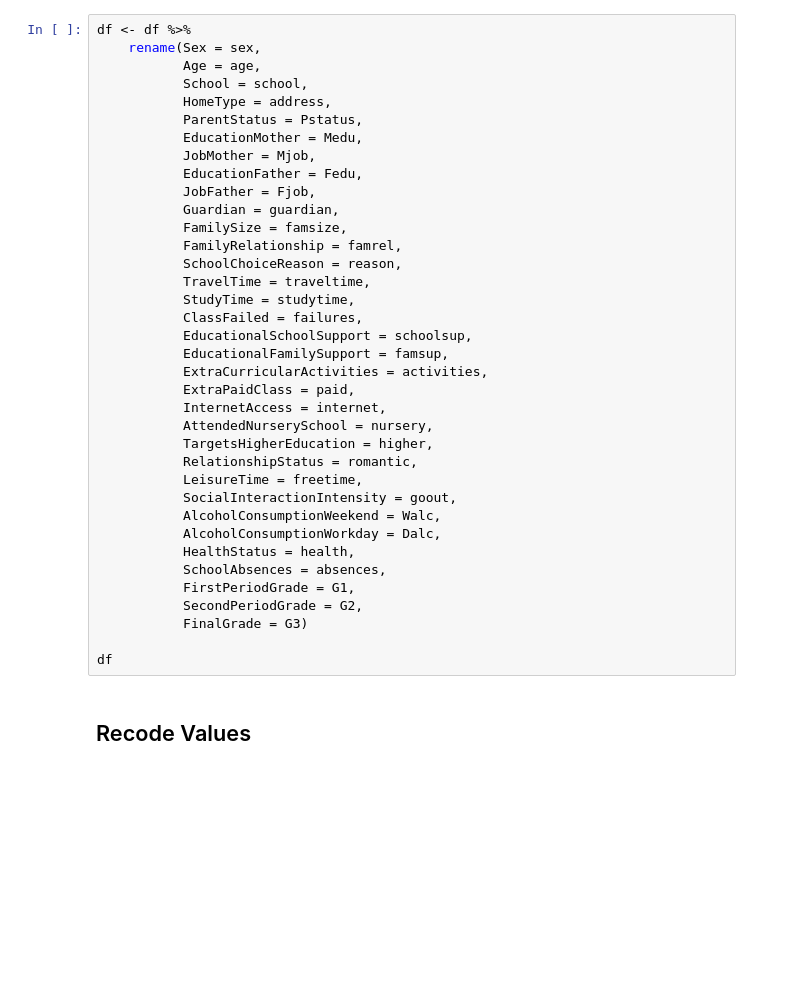
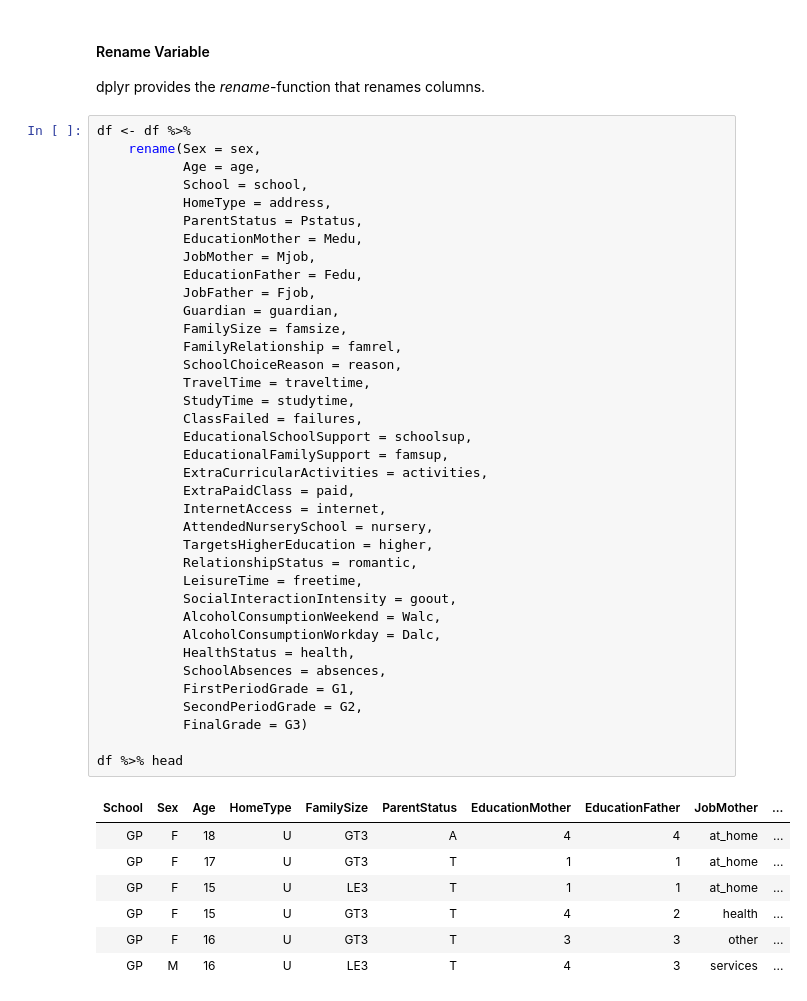
Before and after one commit to Tallic/practical-statistics, a Jupyter notebook: 1-DataCleanup.ipynb, the cells around one changed output. Saved outputs shown, nothing was run; the diff lists cells and outputs as text; blank space fills up the shorter version.

Commit message:
Basically completed the DataCleanup tutorial
Reordered the basic section.
Added additional examples to dplyr, tidyr etc.
Removed the visualization part as it will be its own short tutorial.

```diff
--- a/1-DataCleanup.ipynb
+++ b/1-DataCleanup.ipynb
@@ -22,3 +70,6 @@ df
+# %% [markdown]
+#### Rename Variable
+dplyr provides the *rename*-function that renames columns.
 # %%
 df <- df %>%
     rename(Sex = sex,
@@ -28,33 +79,39 @@ df <- df %>%
            ParentStatus = Pstatus,
            EducationMother = Medu,
            JobMother = Mjob,
            EducationFather = Fedu,
            JobFather = Fjob,
            Guardian = guardian,
            FamilySize = famsize,
            FamilyRelationship = famrel,
            SchoolChoiceReason = reason,
            TravelTime = traveltime,
            StudyTime = studytime,
            ClassFailed = failures,
            EducationalSchoolSupport = schoolsup,
            EducationalFamilySupport = famsup,
            ExtraCurricularActivities = activities,
            ExtraPaidClass = paid,
            InternetAccess = internet,
            AttendedNurserySchool = nursery,
            TargetsHigherEducation = higher,
            RelationshipStatus = romantic,
            LeisureTime = freetime,
            SocialInteractionIntensity = goout,
            AlcoholConsumptionWeekend = Walc,
            AlcoholConsumptionWorkday = Dalc,
            HealthStatus = health,
            SchoolAbsences = absences,
            FirstPeriodGrade = G1,
            SecondPeriodGrade = G2,
            FinalGrade = G3)
 
-df
+df %>% head
+# %% [output]
+| School | Sex | Age | HomeType | FamilySize | ParentStatus | EducationMother | EducationFather | JobMother | ... |
+| GP | F | 18 | U | GT3 | A | 4 | 4 | at_home | ... |
+| GP | F | 17 | U | GT3 | T | 1 | 1 | at_home | ... |
+| GP | F | 15 | U | LE3 | T | 1 | 1 | at_home | ... |
+| GP | F | 15 | U | GT3 | T | 4 | 2 | health | ... |
+| GP | F | 16 | U | GT3 | T | 3 | 3 | other | ... |
+| GP | M | 16 | U | LE3 | T | 4 | 3 | services | ... |
-# %% [markdown]
-## Recode Values
```
Also changed, not shown: parts of 38 cells of this notebook.
